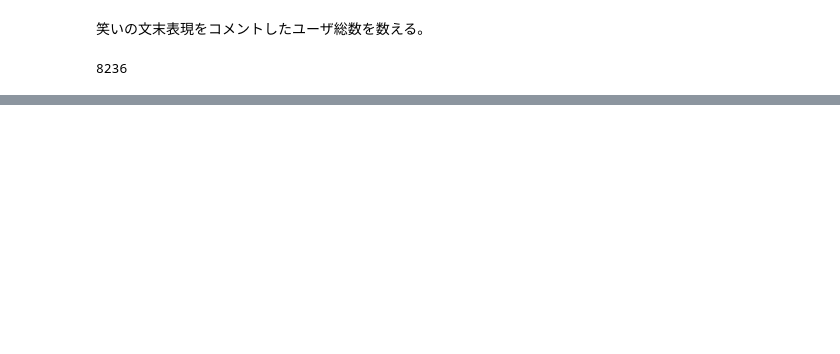
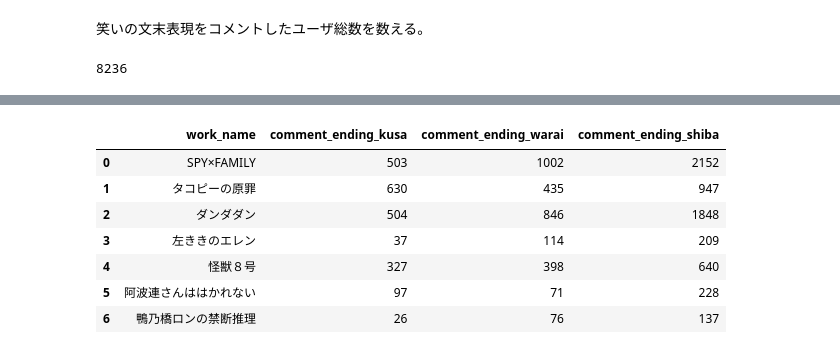
Before and after one commit to aSatoshiShimomura/ncg2022-training-DA, a Jupyter notebook: work/kusa_count_per_user.ipynb, the cells around one changed output, grey strips where cells are left out. Cells and saved outputs as stored; diff of their text form; code cells hidden in the pictures; blank space fills up the shorter version.

```diff
--- a/work/kusa_count_per_user.ipynb
+++ b/work/kusa_count_per_user.ipynb
@@ -402,0 +422,13 @@ Length: 2012, dtype: int64
+# %%
+df_all_detailed[['work_name', 'comment_ending_kusa', 'comment_ending_warai', 'comment_ending_shiba']]\
+    .groupby('work_name', as_index=False)\
+    .sum()
+# %% [output]
+|  | work_name | comment_ending_kusa | comment_ending_warai | comment_ending_shiba |
+| 0 | SPY×FAMILY | 503 | 1002 | 2152 |
+| 1 | タコピーの原罪 | 630 | 435 | 947 |
+| 2 | ダンダダン | 504 | 846 | 1848 |
+| 3 | 左ききのエレン | 37 | 114 | 209 |
+| 4 | 怪獣８号 | 327 | 398 | 640 |
+| 5 | 阿波連さんははかれない | 97 | 71 | 228 |
+| 6 | 鴨乃橋ロンの禁断推理 | 26 | 76 | 137 |
```
Also changed, not shown: parts of 7 cells of this notebook.
